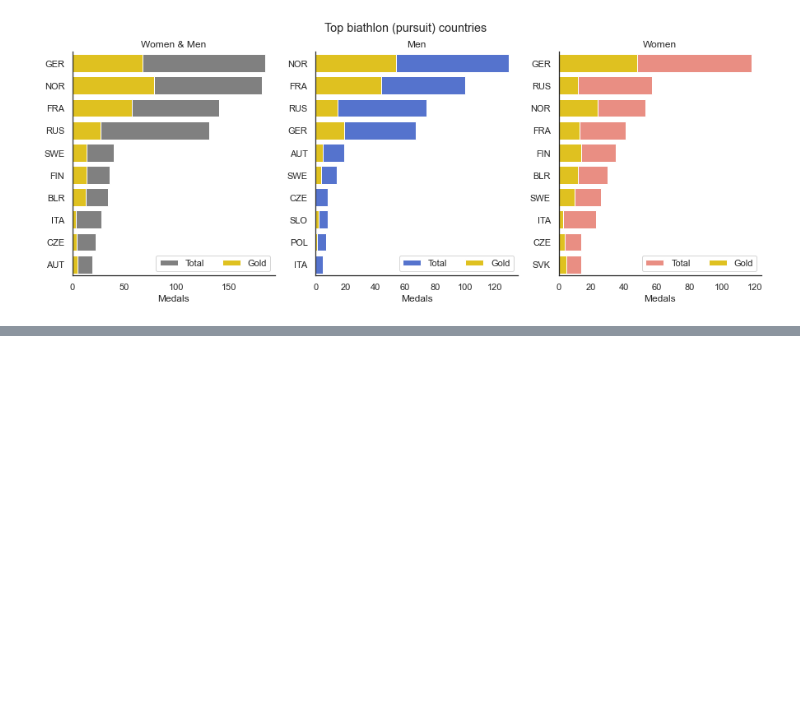
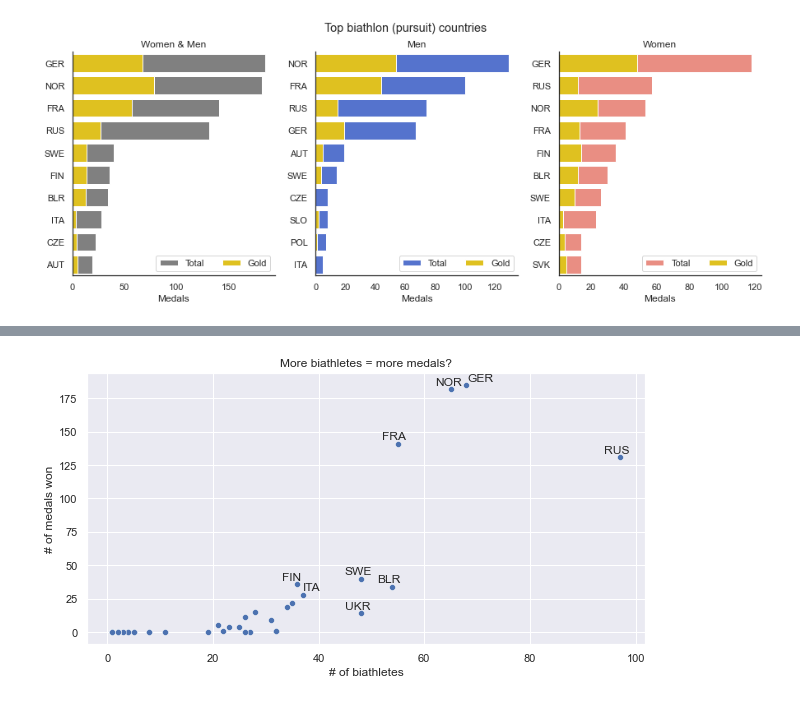
Before and after one commit to iliakhrenov/biathlon_data_analysis, a Jupyter notebook: EDA.ipynb, the cells around one changed output, grey strips where cells are left out. Drawn from its saved outputs; the diff is of its cells as text; code cells hidden in the pictures; blank space fills up the shorter version.

Commit message:
Added plot of winning countries representation

```diff
--- a/EDA.ipynb
+++ b/EDA.ipynb
@@ -17,7 +17,7 @@ import seaborn as sns
 %matplotlib inline
 # %%
 # sns plot settings
-sns.set(style='white', rc={"figure.figsize":[10,5]})
+sns.set(style='white', rc={"figure.figsize":[15,5]})
 
 #setting pandas IndexSclice
 idx = pd.IndexSlice
@@ -245,9 +245,8 @@ cg_top['total'] = cg_top.sum(axis=1)
 cg_top = cg_top.sort_values(by=['gender', 'total'], ascending=False)
 
 #removing gender group from cg_top dataframe for plotting purposes, selecting top10 countries
-top_countries = cg_top.reset_index(level='gender', drop=True).groupby('country').sum().sort_values(by='total', ascending=False)
-top_countries = top_countries.head(10)
+total_medals_by_country = cg_top.reset_index(level='gender', drop=True).groupby('country').sum().sort_values(by='total', ascending=False)
+top_countries = total_medals_by_country.head(10)
 
-#
+#taking top 10 rows of each gender group
 top_by_gender = cg_top.groupby(['gender']).head(10)
-top_by_gender.loc[idx['male', :],:].index.get_level_values(1)
@@ -296,0 +301,39 @@ sns.despine(left=False, bottom=False)
+# %%
+#finding out how many biathles represented each country
+player_repr = df.groupby('country')['name'].nunique().sort_values(ascending=False).to_frame()
+player_repr.columns = ['biathletes']
+
+#joining with how many medals each country won
+country_win_playerrepr = player_repr.join(total_medals_by_country['total'], how='left').fillna(0)
+# %%
+#plotting the relationship between total biathletes and medals won per country
+sns.set_style('darkgrid')
+sns.scatterplot(data=country_win_playerrepr,
+                x='biathletes',
+                y='total',
+                markers=True
+               )
+#show some data-point labels for clarity
+def label_point(x, y, val, ax):
+    a = pd.concat({'x': x, 'y': y, 'val': val}, axis=1)
+    counter = 0
+    for i, point in a.iterrows():
+        if counter == 9:
+            break
+        if str(point['val']) == 'GER' or str(point['val']) == 'ITA': #avoid overlaps in data-point labels
+            ax.text(point['x']+.1, point['y']+3, str(point['val']))
+        else:
+            ax.text(point['x']-3, point['y']+3, str(point['val']))
+        counter += 1
+
+label_point(country_win_playerrepr.reset_index().biathletes,
+            country_win_playerrepr.reset_index().total,
+            country_win_playerrepr.reset_index().country,
+            plt.gca()
+           )
+
+plt.title('More biathletes = more medals?')
+plt.xlabel('# of biathletes')
+plt.ylabel('# of medals won');
+# %% [output]
+[figure, added]
```
Also changed, not shown: parts of 15 cells of this notebook.
